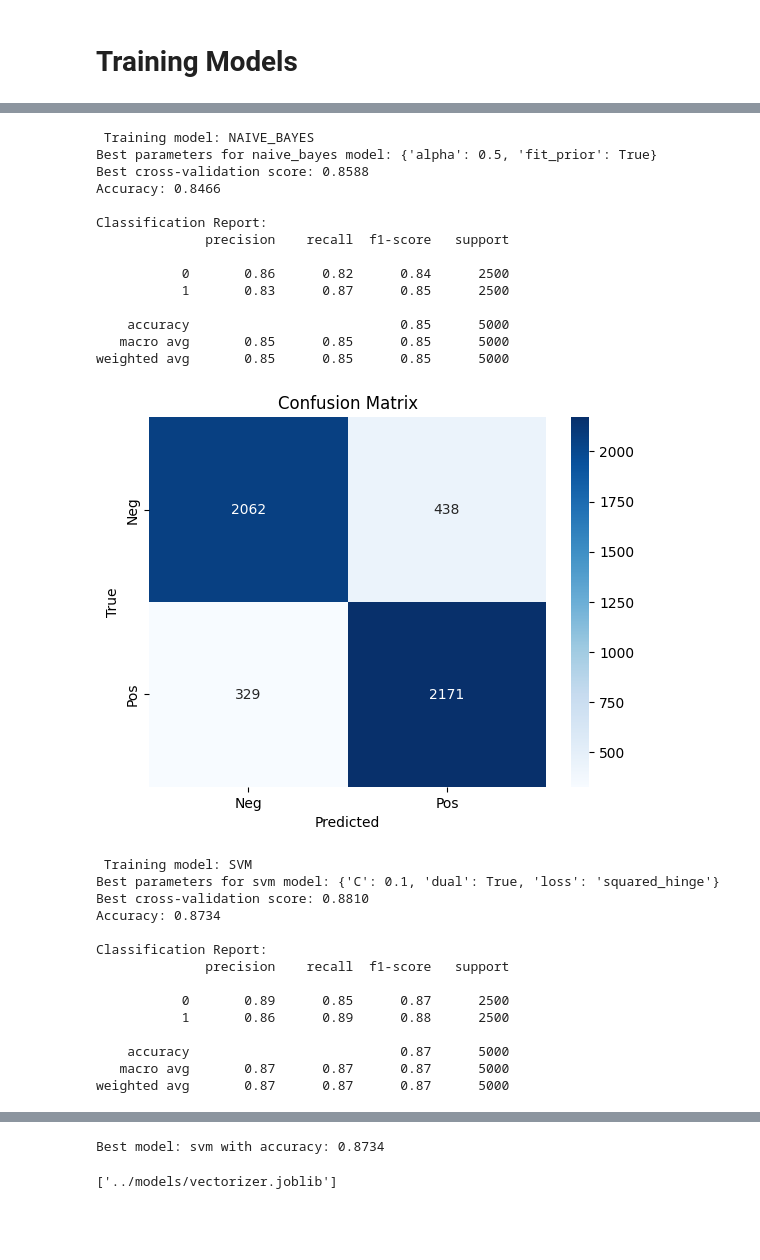
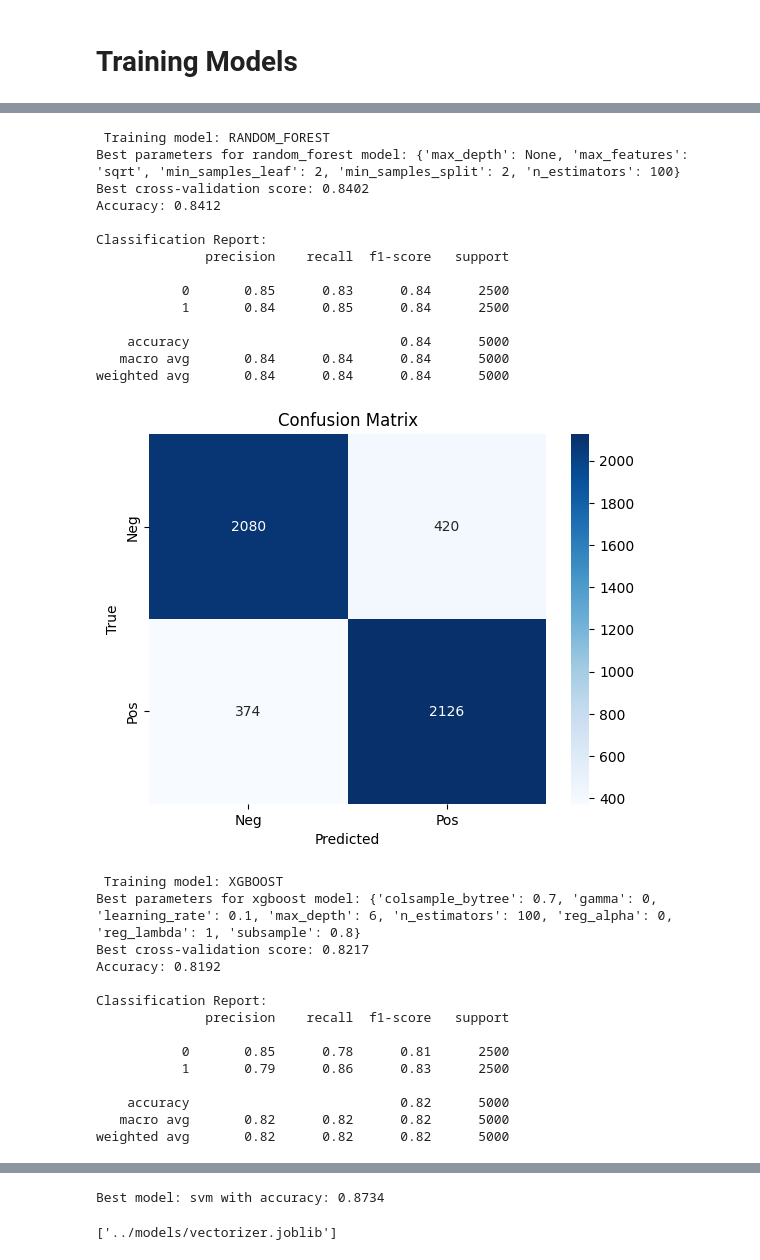
Before and after one commit to PolPujolSantaella/sentiment-analyzer, a Jupyter notebook: notebooks/models_sentiment.ipynb, the cells around one changed output, grey strips where cells are left out. Saved outputs shown, nothing was run; the diff lists cells and outputs as text; code cells hidden in the pictures; blank space fills up the shorter version.

```diff
--- a/notebooks/models_sentiment.ipynb
+++ b/notebooks/models_sentiment.ipynb
@@ -3,18 +14,6 @@
 # %%
-import pandas as pd
-import os
-import sys
-
-sys.path.append(os.path.abspath('..'))
-
-from app.model import vectorize_text, train_model, evaluate_model
-
-import joblib
-
 df = pd.read_csv('../data/preprocessed/imdb_reviews_train_clean.csv')
 
-
-from sklearn.model_selection import train_test_split
 
 X_train, X_test, y_train, y_test = train_test_split(
     df['clean_text'], df['label'], test_size=0.2, stratify=df['label'], random_state=42
@@ -27,7 +26,7 @@ best_model = None
 best_model_name = None
 
 
-for model_name in ['logistic', 'naive_bayes', 'svm']:
+for model_name in ['svm', 'random_forest', 'xgboost']:
     print(f"\n Training model: {model_name.upper()}")
     model, best_parms = train_model(X_train_vect, y_train, model_type=model_name)
     acc = evaluate_model(model, X_test_vect, y_test)
@@ -54,34 +53,34 @@ Classification Report:
 
     accuracy                           0.87      5000
    macro avg       0.87      0.87      0.87      5000
 weighted avg       0.87      0.87      0.87      5000
 [figure]
- Training model: NAIVE_BAYES
-Best parameters for naive_bayes model: {'alpha': 0.5, 'fit_prior': True}
-Best cross-validation score: 0.8588
-Accuracy: 0.8466
+ Training model: RANDOM_FOREST
+Best parameters for random_forest model: {'max_depth': None, 'max_features': 'sqrt', 'min_samples_leaf': 2, 'min_samples_split': 2, 'n_estimators': 100}
+Best cross-validation score: 0.8402
+Accuracy: 0.8412
 
 Classification Report:
               precision    recall  f1-score   support
 
-           0       0.86      0.82      0.84      2500
-           1       0.83      0.87      0.85      2500
+           0       0.85      0.83      0.84      2500
+           1       0.84      0.85      0.84      2500
 
-    accuracy                           0.85      5000
-   macro avg       0.85      0.85      0.85      5000
-weighted avg       0.85      0.85      0.85      5000
+    accuracy                           0.84      5000
+   macro avg       0.84      0.84      0.84      5000
+weighted avg       0.84      0.84      0.84      5000
-[figure, old version]
+[figure, new version]
- Training model: SVM
-Best parameters for svm model: {'C': 0.1, 'dual': True, 'loss': 'squared_hinge'}
-Best cross-validation score: 0.8810
-Accuracy: 0.8734
+ Training model: XGBOOST
+Best parameters for xgboost model: {'colsample_bytree': 0.7, 'gamma': 0, 'learning_rate': 0.1, 'max_depth': 6, 'n_estimators': 100, 'reg_alpha': 0, 'reg_lambda': 1, 'subsample': 0.8}
+Best cross-validation score: 0.8217
+Accuracy: 0.8192
 
 Classification Report:
               precision    recall  f1-score   support
 
-           0       0.89      0.85      0.87      2500
-           1       0.86      0.89      0.88      2500
+           0       0.85      0.78      0.81      2500
+           1       0.79      0.86      0.83      2500
 
-    accuracy                           0.87      5000
-   macro avg       0.87      0.87      0.87      5000
-weighted avg       0.87      0.87      0.87      5000
+    accuracy                           0.82      5000
+   macro avg       0.82      0.82      0.82      5000
+weighted avg       0.82      0.82      0.82      5000
```
Also changed, not shown: parts of 4 cells of this notebook, 5 other files.
